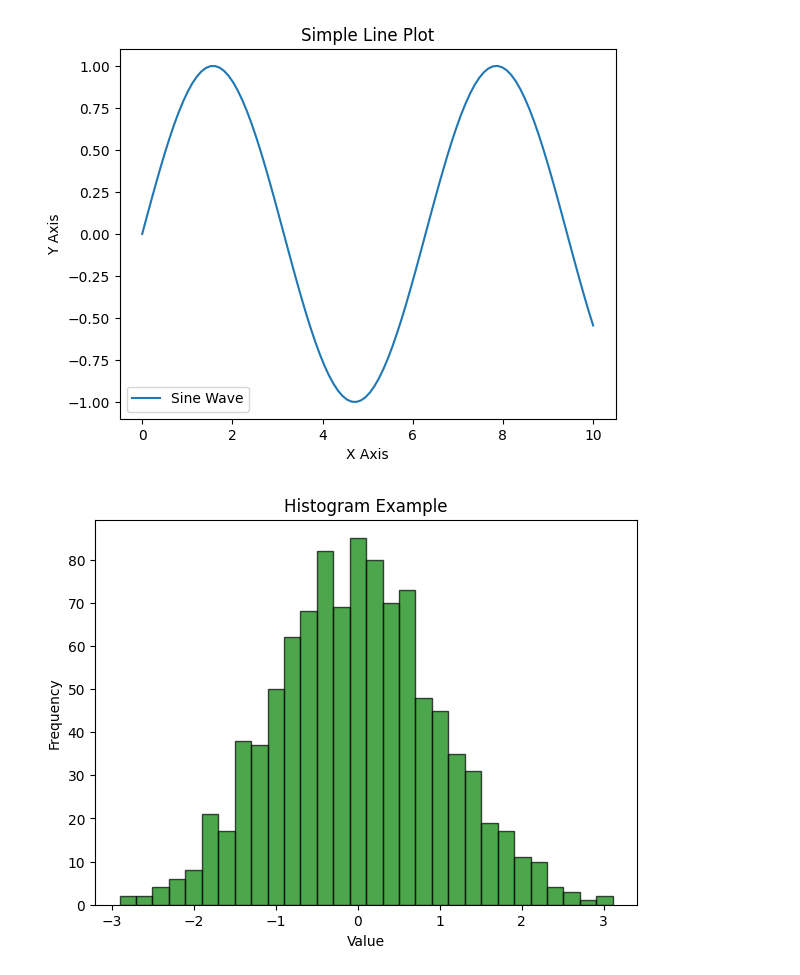
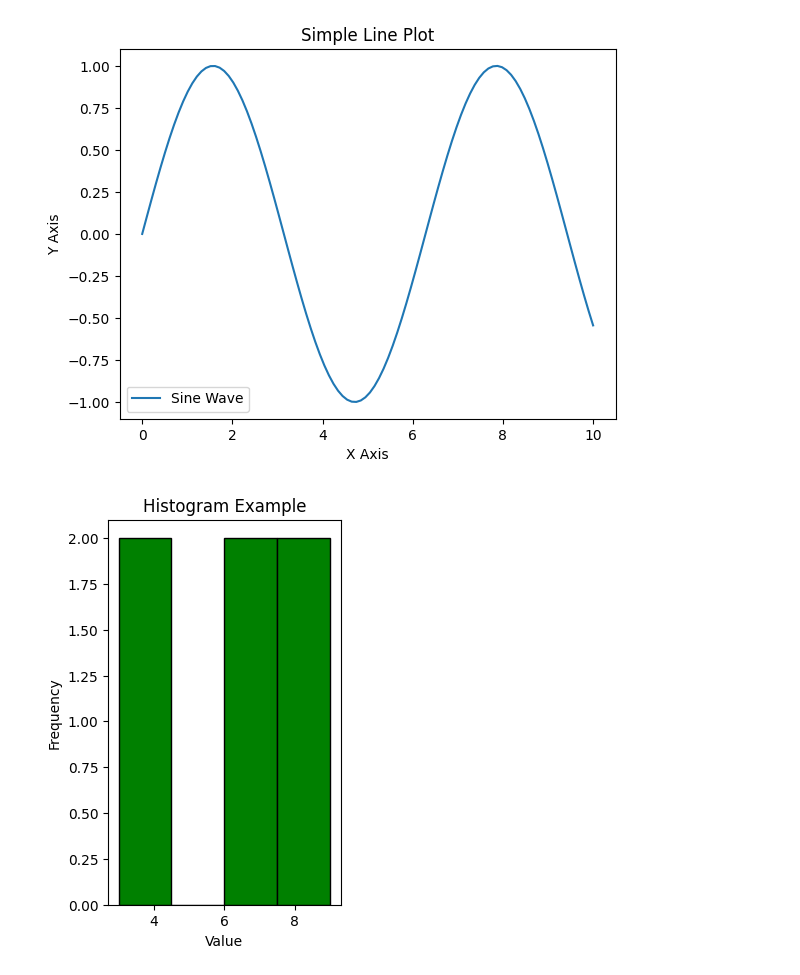
Before and after one commit to muruges09/data-science-data-visualization-, a Jupyter notebook: Untitled0.ipynb, the cells around one changed output. Saved outputs shown, nothing was run; the diff lists cells and outputs as text; code cells hidden in the pictures.

```diff
--- a/Untitled0.ipynb
+++ b/Untitled0.ipynb
@@ -14,13 +14,13 @@ plt.show()
 # %% [output]
 [figure]
 # %%
-data = np.random.randn(1000)
-plt.figure(figsize=(7, 5))
-plt.hist(data, bins=30, color='green', edgecolor='black', alpha=0.7)
+data = (3,6,9,8,7,4)
+plt.figure(figsize=(3, 5))
+plt.hist(data, bins=4, color='green', edgecolor='black')
 plt.xlabel("Value")
 plt.ylabel("Frequency")
 plt.title("Histogram Example")
 plt.show()
 # %% [output]
-[figure, old version]
+[figure, new version]
 # %%
```
Also changed, not shown: parts of 3 cells of this notebook.
